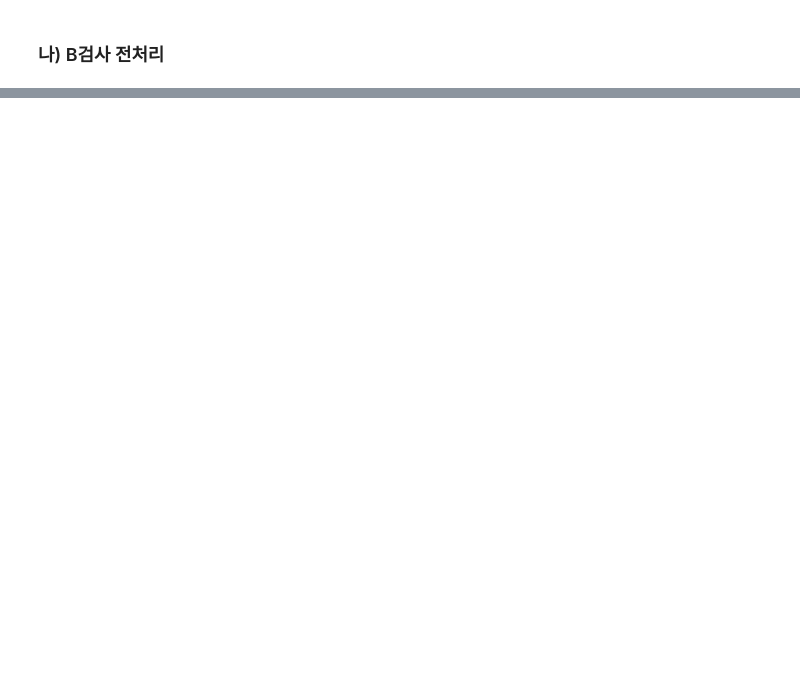
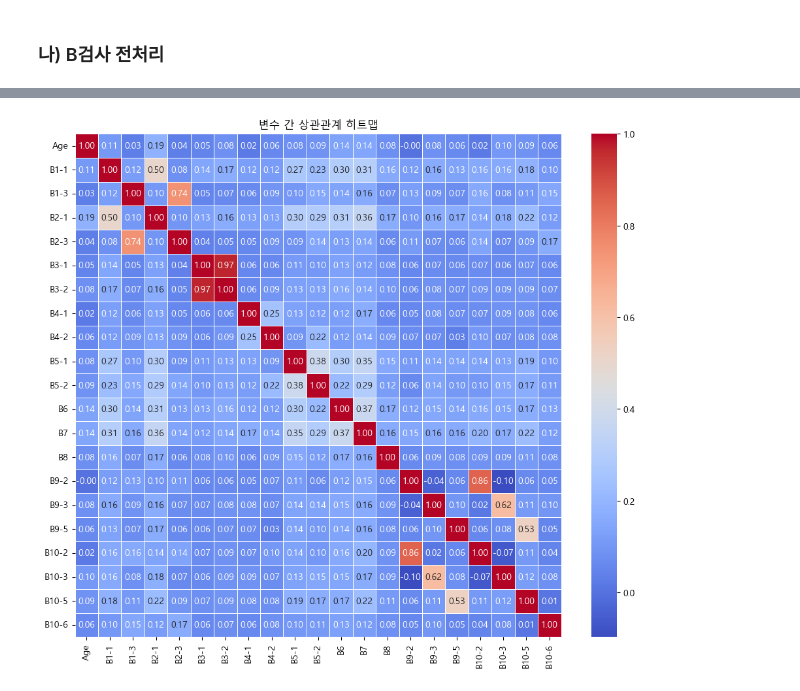
Before and after one commit to Decoyer-71/Traffic_accident_prediction_dacon, a Jupyter notebook: analysis_report.ipynb, the cells around one changed output, grey strips where cells are left out. Cells and saved outputs as stored; diff of their text form; code cells hidden in the pictures; blank space fills up the shorter version.

```diff
--- a/analysis_report.ipynb
+++ b/analysis_report.ipynb
@@ -405,0 +644,18 @@ len(sel_train_b_df['B1-1'][0].split(','))
+# %%
+# 상관관계 확인
+column = ['Age', 'B1-1', 'B1-3', 'B2-1', 'B2-3', 'B3-1', 'B3-2', 'B4-1', 'B4-2', 'B5-1', 'B5-2', 'B6',
+            'B7', 'B8', 'B9-2', 'B9-3', 'B9-5', 'B10-2', 'B10-3', 'B10-5', 'B10-6']
+corr_matrix = train_b_set[column].corr()
+
+plt.figure(figsize = (12, 10))
+sns.heatmap(
+    corr_matrix,
+    annot=True,
+    cmap = 'coolwarm',
+    fmt = '.2f',
+    linewidths=.5
+)
+plt.title('변수 간 상관관계 히트맵')
+plt.show()
+# %% [output]
+[figure, added]
```
Also changed, not shown: parts of 27 cells of this notebook.
